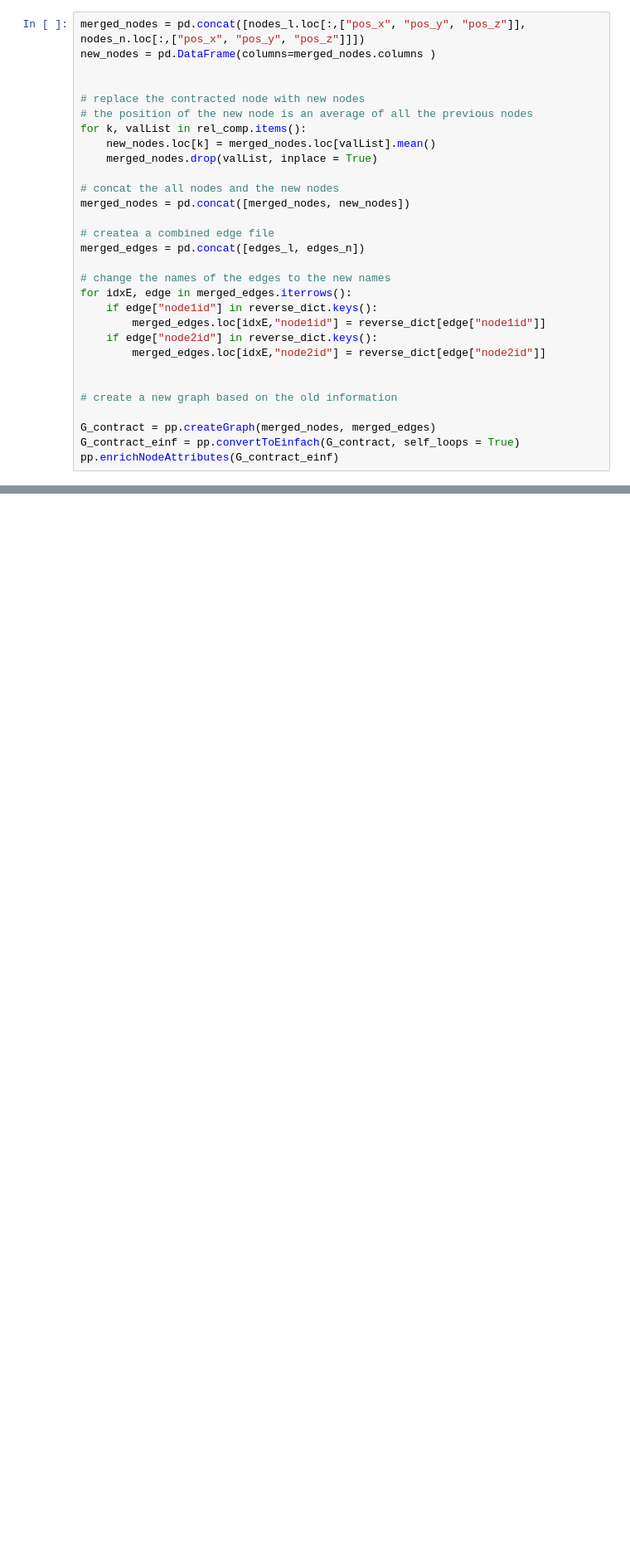
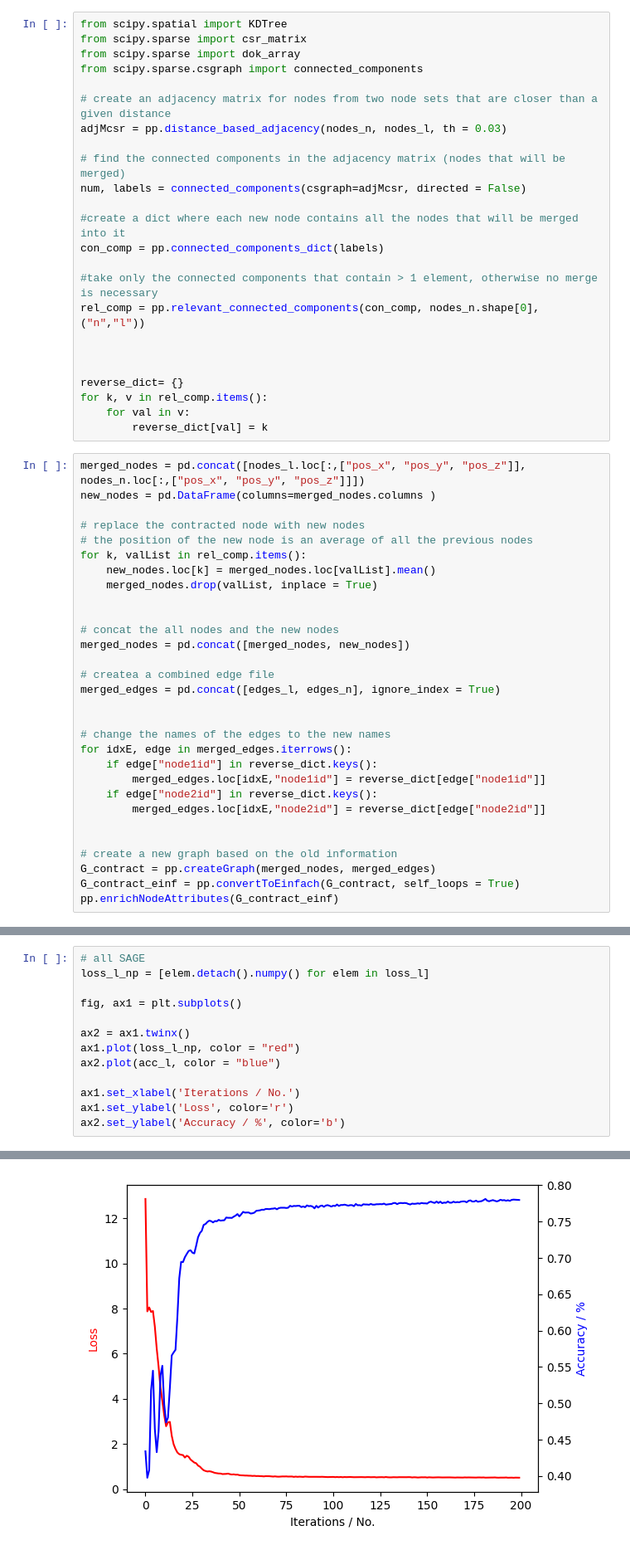
Before and after one commit to luxtu/graphs_in_ophthalmology, a Jupyter notebook: main.ipynb, the cells around one changed output, grey strips where cells are left out. Shown: that part at 83% size. Saved outputs shown, nothing was run; the diff lists cells and outputs as text; blank space fills up the shorter version.

```diff
--- a/main.ipynb
+++ b/main.ipynb
@@ -226,7 +156,30 @@ for k, v in rel_comp.items():
+# %%
+from scipy.spatial import KDTree
+from scipy.sparse import csr_matrix
+from scipy.sparse import dok_array
+from scipy.sparse.csgraph import connected_components
+
+# create an adjacency matrix for nodes from two node sets that are closer than a given distance
+adjMcsr = pp.distance_based_adjacency(nodes_n, nodes_l, th = 0.03)
+
+# find the connected components in the adjacency matrix (nodes that will be merged)
+num, labels = connected_components(csgraph=adjMcsr, directed = False)
+
+#create a dict where each new node contains all the nodes that will be merged into it
+con_comp = pp.connected_components_dict(labels)
+
+#take only the connected components that contain > 1 element, otherwise no merge is necessary
+rel_comp = pp.relevant_connected_components(con_comp, nodes_n.shape[0], ("n","l"))
+
+
+
+reverse_dict= {}
+for k, v in rel_comp.items():
+    for val in v:
+        reverse_dict[val] = k
 # %%
 merged_nodes = pd.concat([nodes_l.loc[:,["pos_x", "pos_y", "pos_z"]], nodes_n.loc[:,["pos_x", "pos_y", "pos_z"]]])
 new_nodes = pd.DataFrame(columns=merged_nodes.columns )
-
 
 # replace the contracted node with new nodes
 # the position of the new node is an average of all the previous nodes
@@ -234,11 +187,13 @@ for k, valList in rel_comp.items():
     new_nodes.loc[k] = merged_nodes.loc[valList].mean()
     merged_nodes.drop(valList, inplace = True)
 
+
 # concat the all nodes and the new nodes
 merged_nodes = pd.concat([merged_nodes, new_nodes])
 
 # createa a combined edge file
-merged_edges = pd.concat([edges_l, edges_n])
+merged_edges = pd.concat([edges_l, edges_n], ignore_index = True)
+
 
 # change the names of the edges to the new names
 for idxE, edge in merged_edges.iterrows():
@@ -249,7 +204,6 @@ for idxE, edge in merged_edges.iterrows():
 
 
 # create a new graph based on the old information
-
 G_contract = pp.createGraph(merged_nodes, merged_edges)
 G_contract_einf = pp.convertToEinfach(G_contract, self_loops = True)
 pp.enrichNodeAttributes(G_contract_einf)
@@ -355,0 +341,14 @@ Test Accuracy: 0.7764
+# %%
+# all SAGE
+loss_l_np = [elem.detach().numpy() for elem in loss_l]
+
+fig, ax1 = plt.subplots()
+
+ax2 = ax1.twinx()
+ax1.plot(loss_l_np, color = "red")
+ax2.plot(acc_l, color = "blue")
+
+ax1.set_xlabel('Iterations / No.')
+ax1.set_ylabel('Loss', color='r')
+ax2.set_ylabel('Accuracy / %', color='b')
+# %% [output]
@@ -355,0 +356 @@ Test Accuracy: 0.7764
+[figure, added]
```
Also changed, not shown: parts of 16 cells of this notebook, 8 other files.
